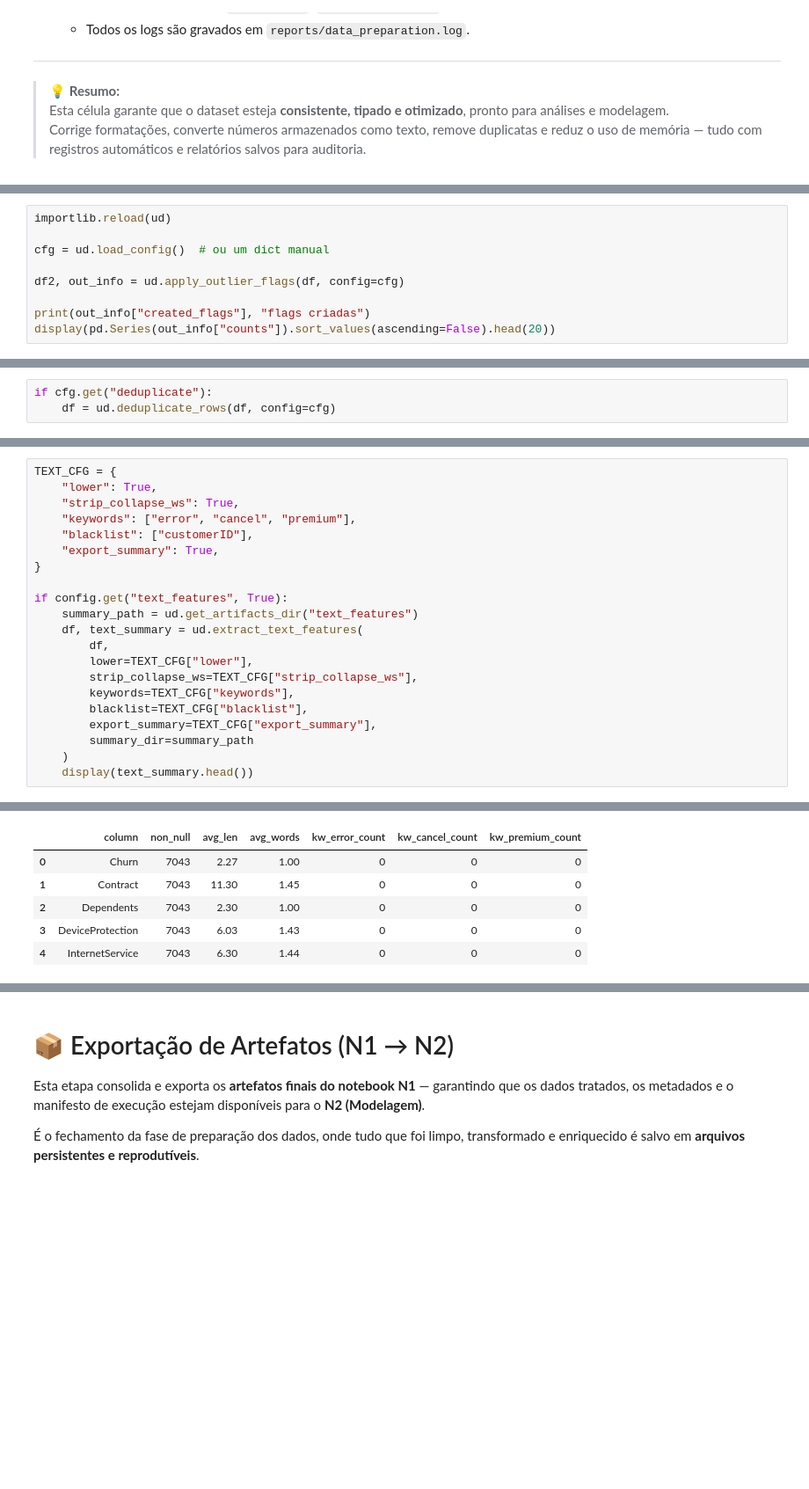
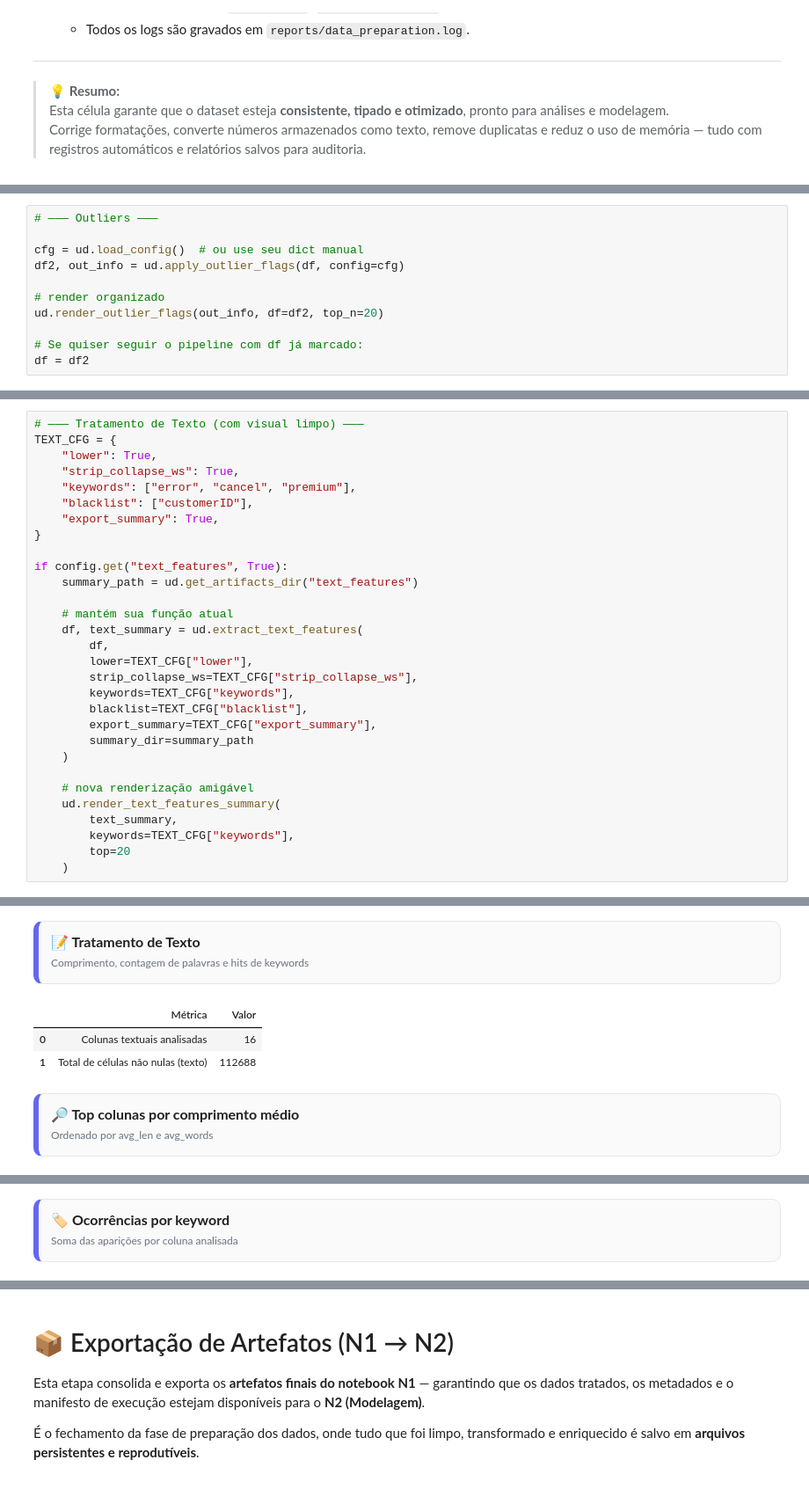
Before and after one commit to FabioAguiar/telco-customer-churn-analysis, a Jupyter notebook: notebooks/01_data_preparation_template.ipynb, the cells around one changed output, grey strips where cells are left out. Shown at 88% size. Drawn from its saved outputs; the diff is of its cells as text; blank space fills up the shorter version.

```diff
--- a/notebooks/01_data_preparation_template.ipynb
+++ b/notebooks/01_data_preparation_template.ipynb
@@ -1094,10 +1102,12 @@ Essas colunas servem para **inspeção e auditoria**, sem alterar ou remover dad
 # %%
-importlib.reload(ud)
+# ——— Outliers ———
 
-cfg = ud.load_config()  # ou um dict manual
-
+cfg = ud.load_config()  # ou use seu dict manual
 df2, out_info = ud.apply_outlier_flags(df, config=cfg)
 
-print(out_info["created_flags"], "flags criadas")
-display(pd.Series(out_info["counts"]).sort_values(ascending=False).head(20))
+# render organizado
+ud.render_outlier_flags(out_info, df=df2, top_n=20)
+
+# Se quiser seguir o pipeline com df já marcado:
+df = df2
 # %% [output]
@@ -1149,3 +1141,0 @@ Remove **linhas duplicadas** do DataFrame para evitar contagens infladas, vieses
-# %%
-if cfg.get("deduplicate"):
-    df = ud.deduplicate_rows(df, config=cfg)
@@ -1683,4 +1764,5 @@ Esse relatório documenta as transformações aplicadas, garantindo **rastreabil
 # %%
+# ——— Tratamento de Texto (com visual limpo) ———
 TEXT_CFG = {
     "lower": True,
     "strip_collapse_ws": True,
@@ -1691,6 +1773,8 @@ TEXT_CFG = {
 
 if config.get("text_features", True):
     summary_path = ud.get_artifacts_dir("text_features")
+
+    # mantém sua função atual
     df, text_summary = ud.extract_text_features(
         df,
         lower=TEXT_CFG["lower"],
@@ -1700,5 +1784,11 @@ if config.get("text_features", True):
         export_summary=TEXT_CFG["export_summary"],
         summary_dir=summary_path
     )
-    display(text_summary.head())
+
+    # nova renderização amigável
+    ud.render_text_features_summary(
+        text_summary,
+        keywords=TEXT_CFG["keywords"],
+        top=20
+    )
 # %% [output]
@@ -1711,6 +1801,7 @@ if config.get("text_features", True):
+📝 Tratamento de Texto
+Comprimento, contagem de palavras e hits de keywords
-|  | column | non_null | avg_len | avg_words | kw_error_count | kw_cancel_count | kw_premium_count |
-| 0 | Churn | 7043 | 2.27 | 1.00 | 0 | 0 | 0 |
-| 1 | Contract | 7043 | 11.30 | 1.45 | 0 | 0 | 0 |
-| 2 | Dependents | 7043 | 2.30 | 1.00 | 0 | 0 | 0 |
-| 3 | DeviceProtection | 7043 | 6.03 | 1.43 | 0 | 0 | 0 |
-| 4 | InternetService | 7043 | 6.30 | 1.44 | 0 | 0 | 0 |
+|  | Métrica | Valor |
+| 0 | Colunas textuais analisadas | 16 |
+| 1 | Total de células não nulas (texto) | 112688 |
+🔎 Top colunas por comprimento médio
+Ordenado por avg_len e avg_words
@@ -1716,0 +1825,2 @@ if config.get("text_features", True):
+🏷️ Ocorrências por keyword
+Soma das aparições por coluna analisada
```
Also changed, not shown: parts of 29 cells of this notebook, 7 other files.
